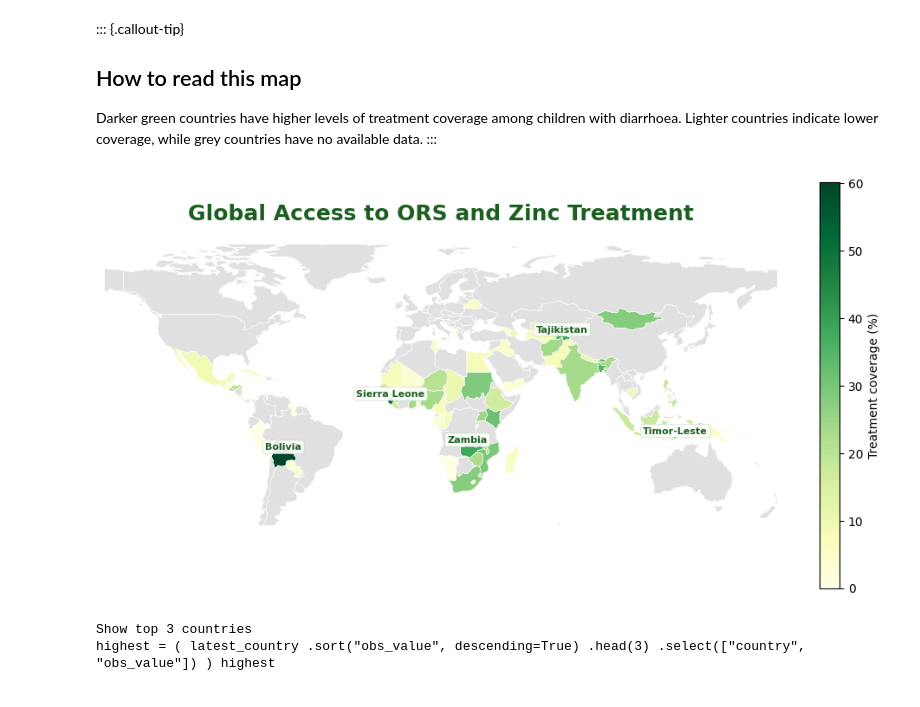
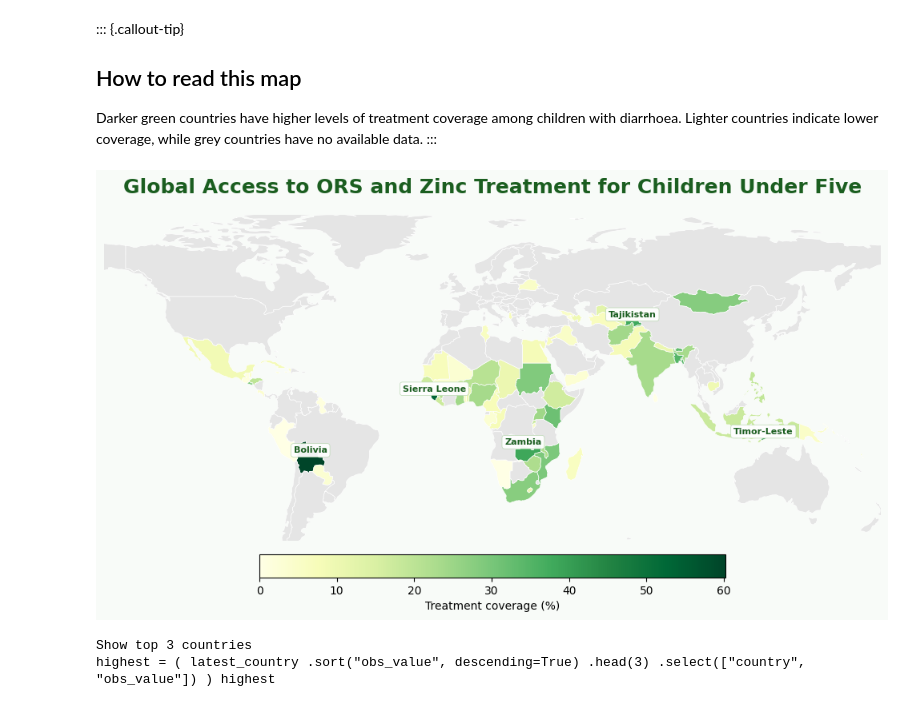
Before and after one commit to laniquahendricks2/laniquahendricks2.github.io, a Jupyter notebook: UNICEF_Assignment.ipynb, the cells around one changed output. Saved outputs shown, nothing was run; the diff lists cells and outputs as text; code cells hidden in the pictures.

```diff
--- a/UNICEF_Assignment.ipynb
+++ b/UNICEF_Assignment.ipynb
@@ -299,20 +430,22 @@ world_data = world.merge(
 
 world_data_clean = world_data[world_data["NAME"] != "Antarctica"]
 
-fig, ax = plt.subplots(figsize=(10, 7))
+fig, ax = plt.subplots(figsize=(10, 6), facecolor="#f8fbf8")
 
 world_data_clean.plot(
     column="obs_value",
     cmap="YlGn",
     edgecolor="white",
-    linewidth=0.45,
+    linewidth=0.5,
     legend=True,
     legend_kwds={
         "label": "Treatment coverage (%)",
-        "shrink": 0.7
+        "orientation": "horizontal",
+        "shrink": 0.6,
+        "pad": 0.03
     },
     missing_kwds={
-        "color": "#e0e0e0",
+        "color": "#e5e5e5",
         "label": "No data"
     },
     ax=ax
@@ -328,38 +461,38 @@ for _, row in top5.iterrows():
     point = row.geometry.representative_point()
     ax.text(
         point.x,
         point.y + 2,
         row["country"],
         fontsize=8,
         fontweight="bold",
         ha="center",
         color="#1b5e20",
         bbox=dict(
             facecolor="white",
-            alpha=0.9,
+            alpha=0.95,
             edgecolor="#b7d7b0",
-            linewidth=0.4,
-            boxstyle="round,pad=0.25"
+            linewidth=0.5,
+            boxstyle="round,pad=0.3"
         )
     )
 
 ax.set_title(
-    "Global Access to ORS and Zinc Treatment",
+    "Global Access to ORS and Zinc Treatment for Children Under Five",
     fontsize=18,
     fontweight="bold",
     color="#1b5e20",
     pad=20
 )
 
 ax.set_xlim(-150, 175)
 ax.set_ylim(-50, 82)
 
 ax.axis("off")
 
 plt.tight_layout()
 plt.show()
 # %% [output]
-[figure, old version]
+[figure, new version]
 # %%
 #| echo: false
 from IPython.display import HTML
```
Also changed, not shown: parts of 13 cells of this notebook.
